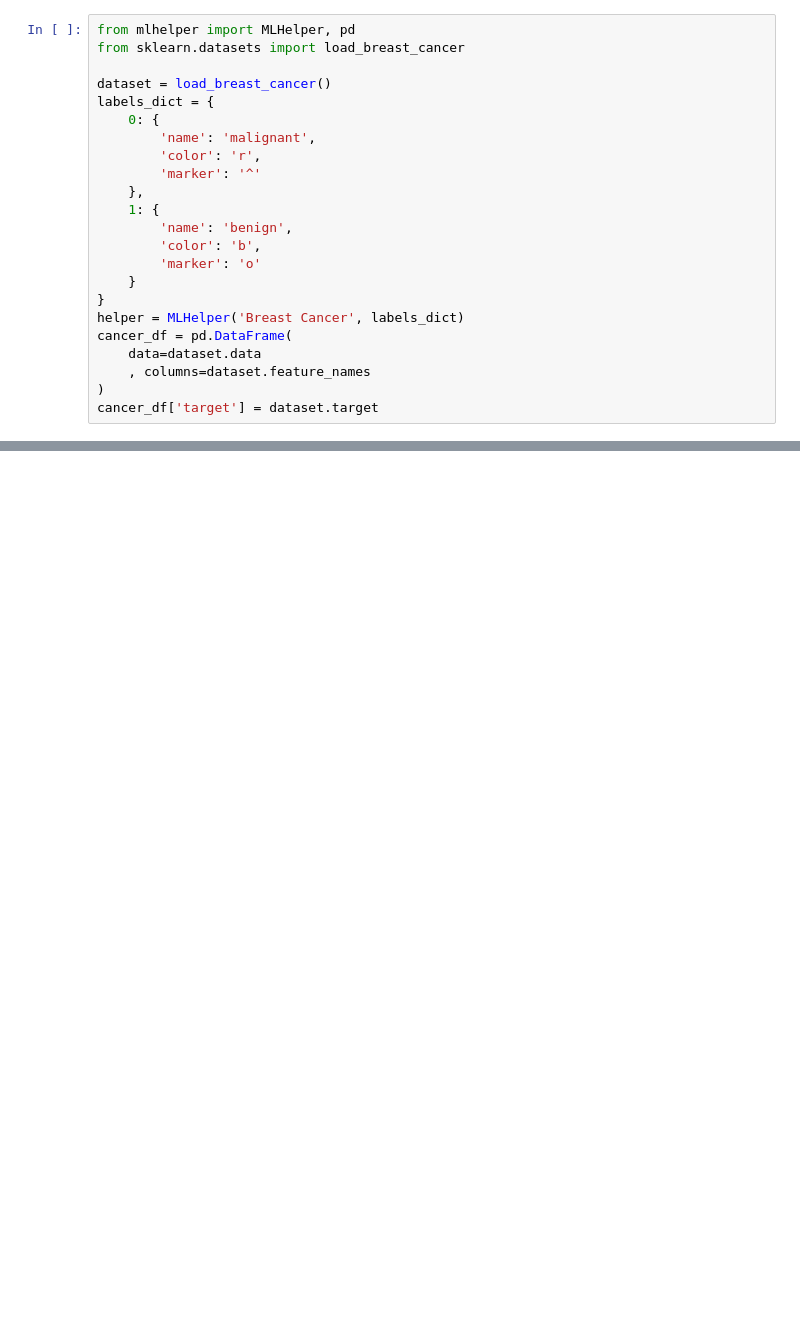
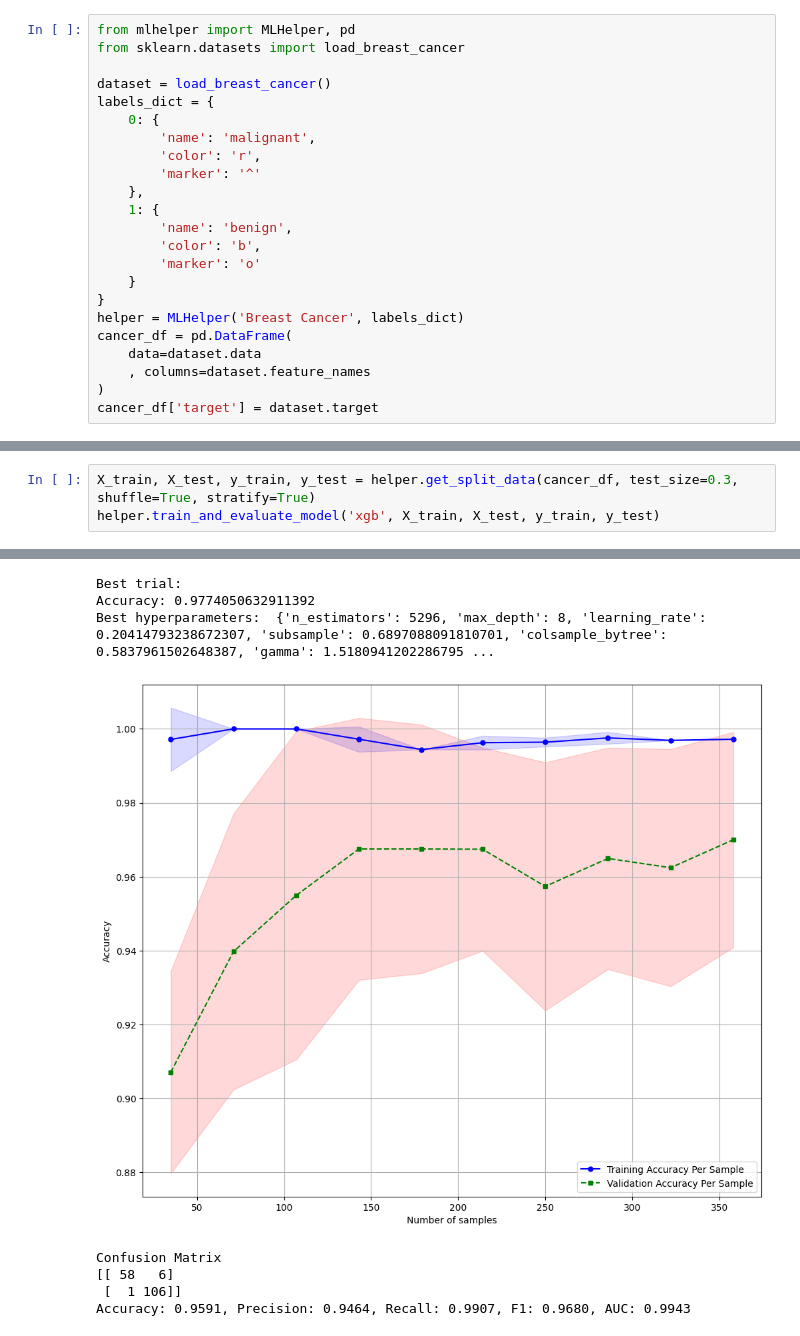
Before and after one commit to markk628/BigData19-ML-Projects, a Jupyter notebook: breast_cancer/XGB/WBC XGB.ipynb, the cells around one changed output, grey strips where cells are left out. Cells and saved outputs as stored; diff of their text form; blank space fills up the shorter version.

```diff
--- a/breast_cancer/XGB/WBC XGB.ipynb
+++ b/breast_cancer/XGB/WBC XGB.ipynb
@@ -57,0 +62,4 @@ Accuracy: 0.9357, Precision: 0.9068, Recall: 1.0000, F1: 0.9511, AUC:0.9477
+# %%
+X_train, X_test, y_train, y_test = helper.get_split_data(cancer_df, test_size=0.3, shuffle=True, stratify=True)
+helper.train_and_evaluate_model('xgb', X_train, X_test, y_train, y_test)
+# %% [output]
@@ -57,0 +83,8 @@ Accuracy: 0.9357, Precision: 0.9068, Recall: 1.0000, F1: 0.9511, AUC:0.9477
+Best trial:
+Accuracy: 0.9774050632911392
+Best hyperparameters:  {'n_estimators': 5296, 'max_depth': 8, 'learning_rate': 0.20414793238672307, 'subsample': 0.6897088091810701, 'colsample_bytree': 0.5837961502648387, 'gamma': 1.5180941202286795 ...
+[figure, added]
+Confusion Matrix
+[[ 58   6]
+ [  1 106]]
+Accuracy: 0.9591, Precision: 0.9464, Recall: 0.9907, F1: 0.9680, AUC: 0.9943
```
Also changed, not shown: parts of 3 cells of this notebook, 23 other files.
